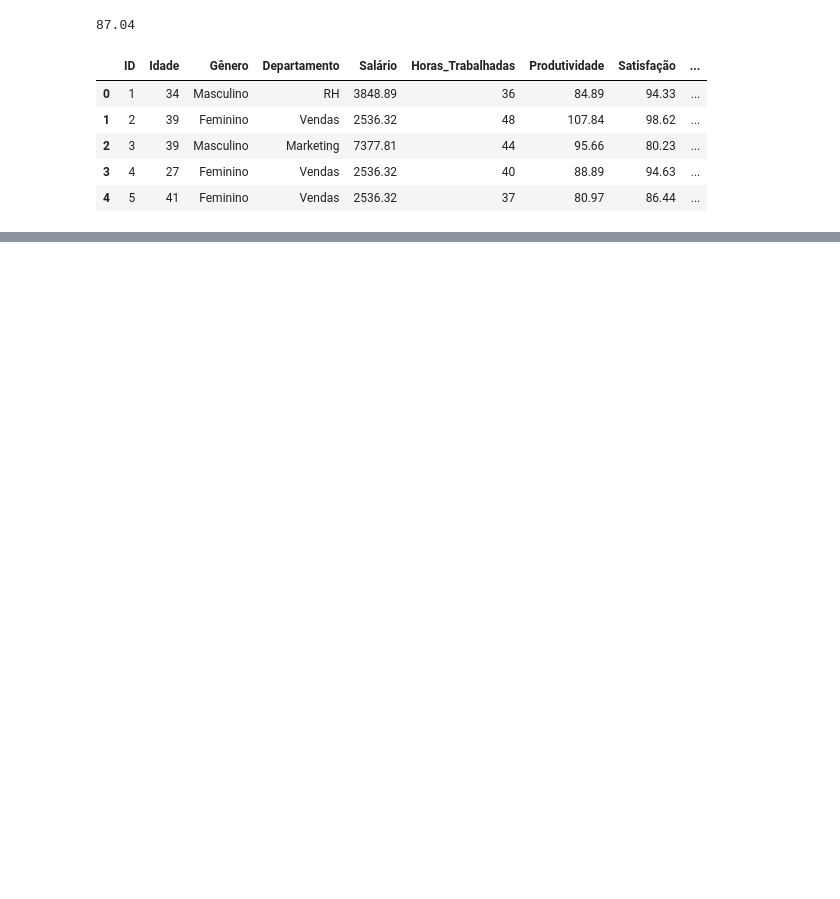
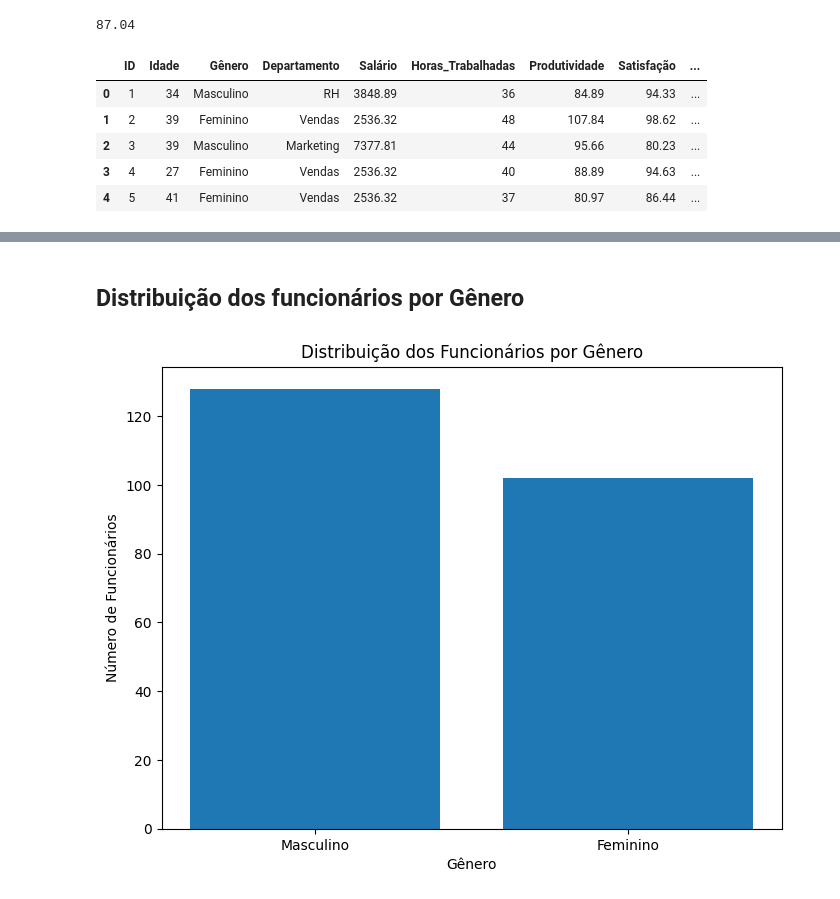
Before and after one commit to pedrocovisi/dados_e_decisoes, a Jupyter notebook: dados_e_decisoes.ipynb, the cells around one changed output, grey strips where cells are left out. Drawn from its saved outputs; the diff is of its cells as text; code cells hidden in the pictures; blank space fills up the shorter version.

```diff
--- a/dados_e_decisoes.ipynb
+++ b/dados_e_decisoes.ipynb
@@ -43,0 +87,11 @@ df.head()
+# %% [markdown]
+## Distribuição dos funcionários por Gênero
+# %%
+plt.figure(figsize=(8,6))
+plt.bar(df['Gênero'].value_counts().index, df['Gênero'].value_counts())
+plt.title("Distribuição dos Funcionários por Gênero")
+plt.xlabel("Gênero") ## Descrição do eixo X
+plt.ylabel("Número de Funcionários") ## Descrição do eixo Y
+plt.show()
+# %% [output]
+[figure, added]
```
Also changed, not shown: parts of 10 cells of this notebook.
